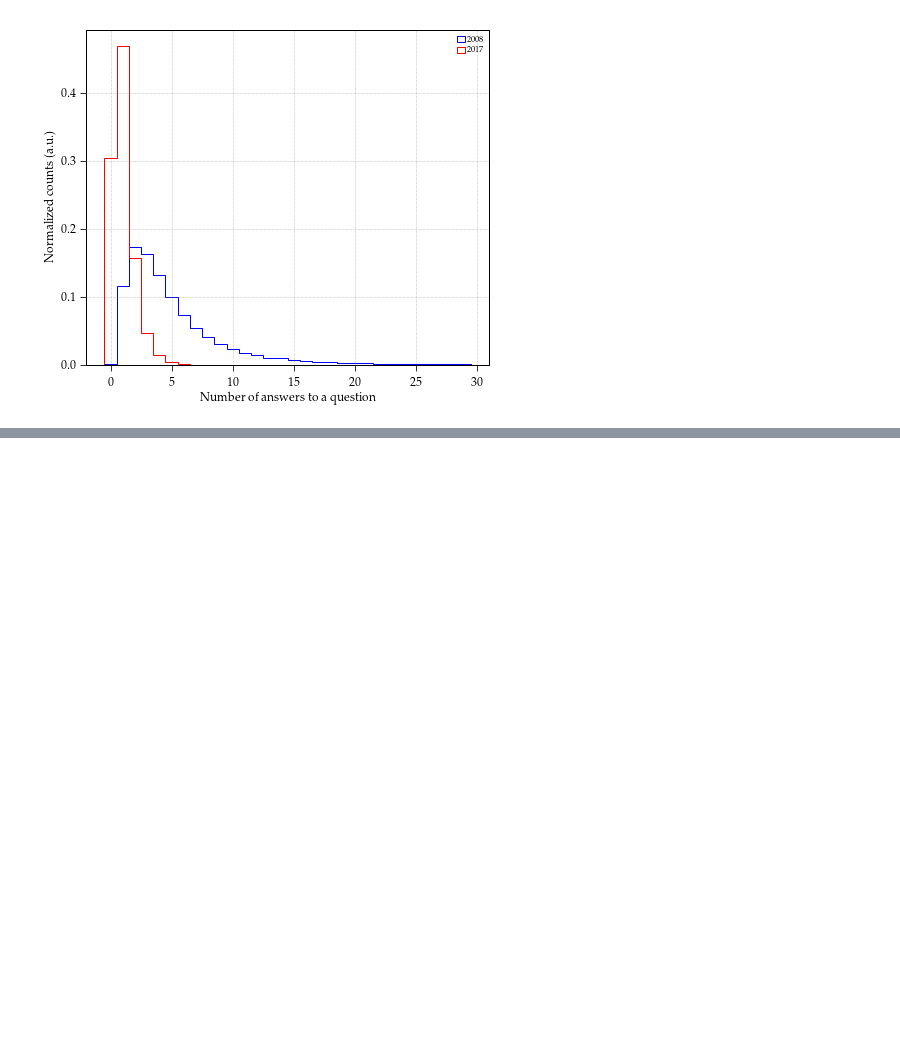
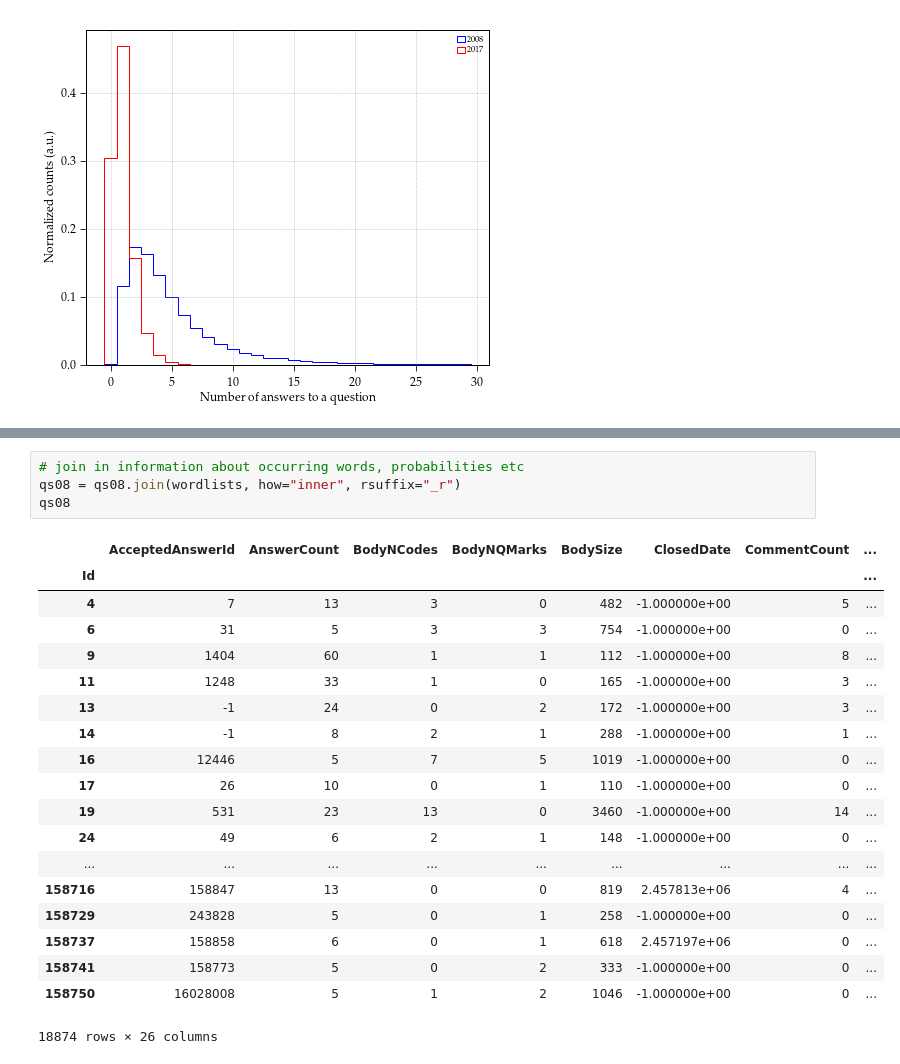
Before and after one commit to AkagiShigeru/incubator-overflow, a Jupyter notebook: stackoverflow-nlp.ipynb, the cells around one changed output, grey strips where cells are left out. Cells and saved outputs as stored; diff of their text form; blank space fills up the shorter version.

```diff
--- a/stackoverflow-nlp.ipynb
+++ b/stackoverflow-nlp.ipynb
@@ -86,0 +105,24 @@ posts.AnswerCount.hist(bins=100, range=[0, 30])
+# %%
+# join in information about occurring words, probabilities etc
+qs08 = qs08.join(wordlists, how="inner", rsuffix="_r")
+qs08
+# %% [output]
+|  | AcceptedAnswerId | AnswerCount | BodyNCodes | BodyNQMarks | BodySize | ClosedDate | CommentCount | ... |
+| Id |  |  |  |  |  |  |  | ... |
+| 4 | 7 | 13 | 3 | 0 | 482 | -1.000000e+00 | 5 | ... |
+| 6 | 31 | 5 | 3 | 3 | 754 | -1.000000e+00 | 0 | ... |
+| 9 | 1404 | 60 | 1 | 1 | 112 | -1.000000e+00 | 8 | ... |
+| 11 | 1248 | 33 | 1 | 0 | 165 | -1.000000e+00 | 3 | ... |
+| 13 | -1 | 24 | 0 | 2 | 172 | -1.000000e+00 | 3 | ... |
+| 14 | -1 | 8 | 2 | 1 | 288 | -1.000000e+00 | 1 | ... |
+| 16 | 12446 | 5 | 7 | 5 | 1019 | -1.000000e+00 | 0 | ... |
+| 17 | 26 | 10 | 0 | 1 | 110 | -1.000000e+00 | 0 | ... |
+| 19 | 531 | 23 | 13 | 0 | 3460 | -1.000000e+00 | 14 | ... |
+| 24 | 49 | 6 | 2 | 1 | 148 | -1.000000e+00 | 0 | ... |
+| ... | ... | ... | ... | ... | ... | ... | ... | ... |
+| 158716 | 158847 | 13 | 0 | 0 | 819 | 2.457813e+06 | 4 | ... |
+| 158729 | 243828 | 5 | 0 | 1 | 258 | -1.000000e+00 | 0 | ... |
+| 158737 | 158858 | 6 | 0 | 1 | 618 | 2.457197e+06 | 0 | ... |
+| 158741 | 158773 | 5 | 0 | 2 | 333 | -1.000000e+00 | 0 | ... |
+| 158750 | 16028008 | 5 | 1 | 2 | 1046 | -1.000000e+00 | 0 | ... |
+18874 rows × 26 columns
```
Also changed, not shown: parts of 19 cells of this notebook, 2 other files.
